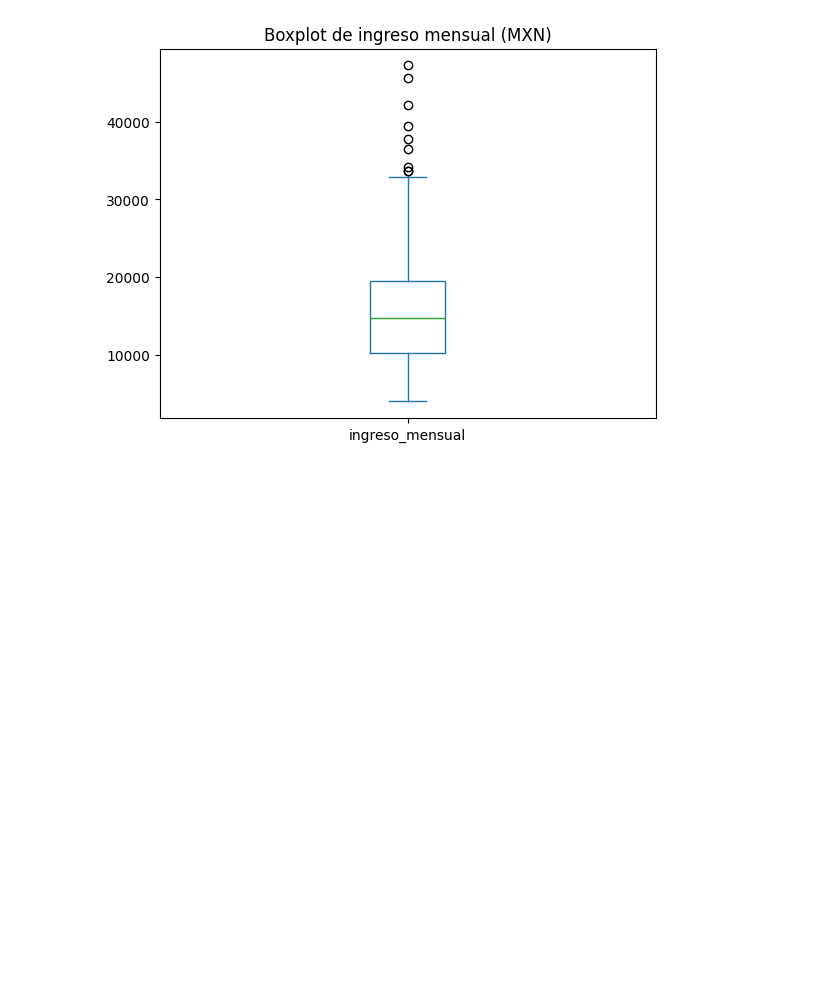
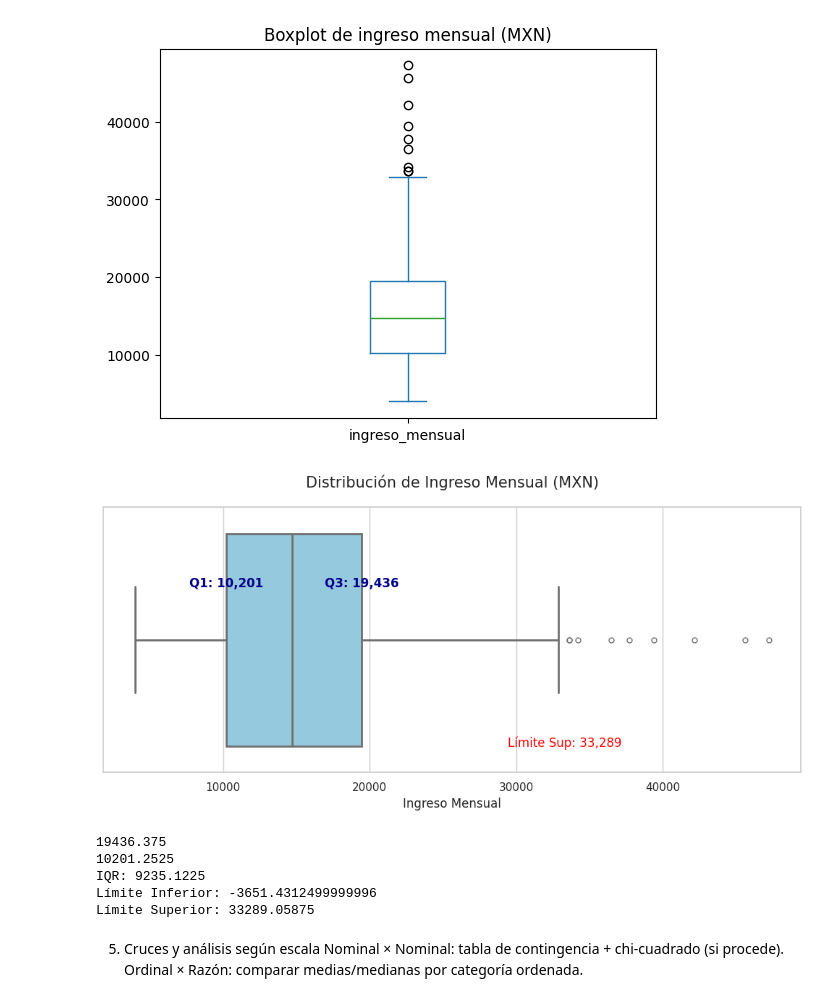
Before and after one commit to JoseLLoredoHdz/mineria, a Jupyter notebook: MineriaDeDatos2.ipynb, the cells around one changed output. Cells and saved outputs as stored; diff of their text form; code cells hidden in the pictures; blank space fills up the shorter version.

```diff
--- a/MineriaDeDatos2.ipynb
+++ b/MineriaDeDatos2.ipynb
@@ -344,3 +344,69 @@ plt.show()
 [figure]
 [figure]
 [figure]
+# %%
+
+import pandas as pd
+import matplotlib.pyplot as plt
+import seaborn as sns
+
+# Configurar el estilo visual
+sns.set_theme(style="whitegrid") # Esto añade una cuadrícula limpia de fondo
+plt.figure(figsize=(10, 5))    # Tamaño más alargado para horizontal
+
+# Calcular los valores (para las etiquetas)
+Q1 = df["ingreso_mensual"].quantile(0.25)
+Q3 = df["ingreso_mensual"].quantile(0.75)
+iqr = Q3 - Q1
+limite_inf = Q1 - 1.5 * iqr
+limite_sup = Q3 + 1.5 * iqr
+
+# Crear el Boxplot Horizontal
+ax = sns.boxplot(
+    x=df["ingreso_mensual"],
+    color="skyblue",
+    fliersize=5,      # Tamaño de los puntitos de outliers
+    linewidth=2       # Grosor de las líneas de la caja
+)
+
+# Añadir etiquetas de texto para validar tus cálculos
+# Ponemos los valores reales encima de la caja para no adivinar
+plt.text(Q1, -0.2, f'Q1: {Q1:,.0f}', ha='center', fontweight='bold', color='darkblue')
+plt.text(Q3, -0.2, f'Q3: {Q3:,.0f}', ha='center', fontweight='bold', color='darkblue')
+plt.text(limite_sup, 0.4, f'Límite Sup: {limite_sup:,.0f}', ha='center', color='red')
+
+# Títulos y etiquetas
+plt.title("Distribución de Ingreso Mensual (MXN)", fontsize=15, pad=20)
+plt.xlabel("Ingreso Mensual", fontsize=12)
+
+plt.tight_layout()
+plt.show()
+# %% [output]
+[figure, added]
+# %%
+# Calcular los cuartiles
+Q1 = df["ingreso_mensual"].quantile(0.25)
+Q3 = df["ingreso_mensual"].quantile(0.75)
+
+# Calcular el Rango Intercuartílico (IQR)
+iqr = Q3 - Q1
+print(Q3)
+print(Q1)
+# Calcular los límites inferior y superior
+limite_inferior = Q1 - 1.5 * iqr
+limite_superior = Q3 + 1.5 * iqr
+
+# Mostrar los resultados
+print(f"IQR: {iqr}")
+print(f"Límite Inferior: {limite_inferior}")
+print(f"Límite Superior: {limite_superior}")
+# %% [output]
+19436.375
+10201.2525
+IQR: 9235.1225
+Límite Inferior: -3651.4312499999996
+Límite Superior: 33289.05875
+# %% [markdown]
+5) Cruces y análisis según escala
+Nominal × Nominal: tabla de contingencia + chi-cuadrado (si procede).
+Ordinal × Razón: comparar medias/medianas por categoría ordenada.
```
Also changed, not shown: parts of 3 cells of this notebook.
